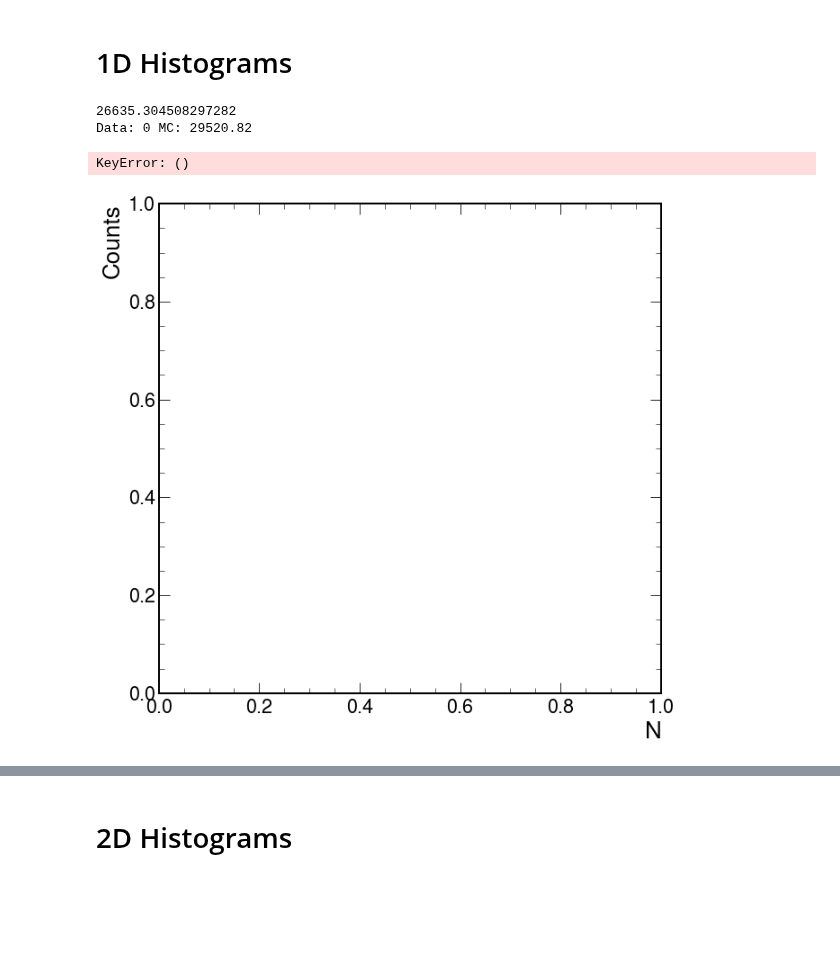
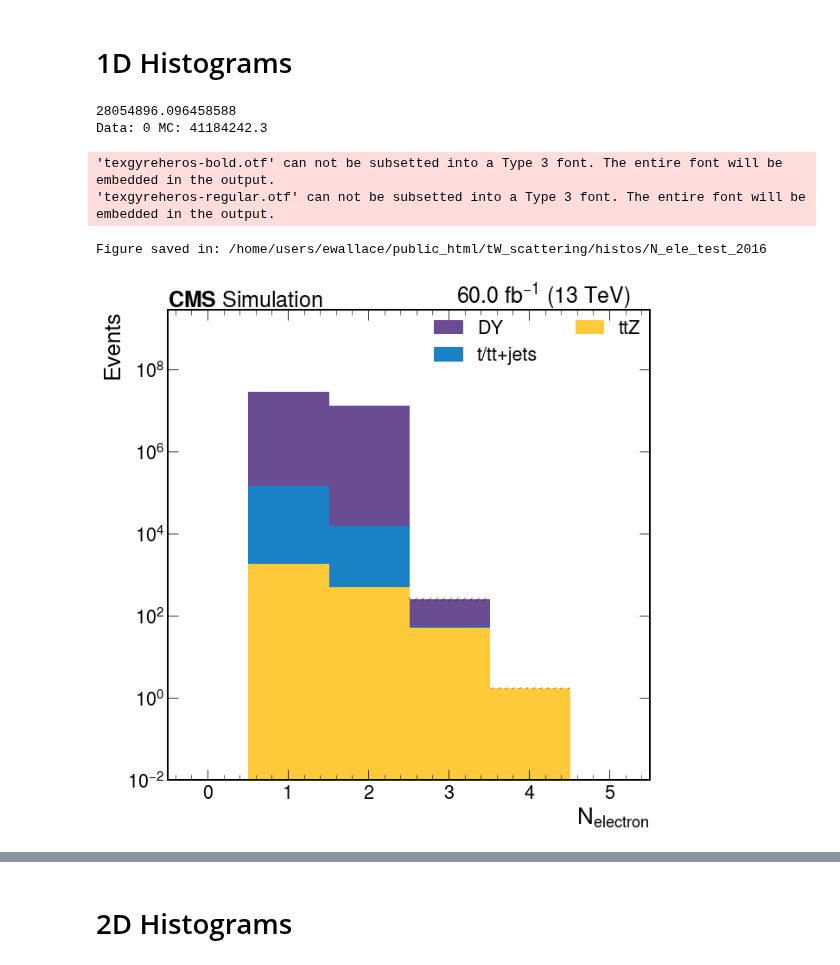
Before and after one commit to JacksonWallace/FCNC, a Jupyter notebook: notebooks/Charge Flip Calculator.ipynb, the cells around one changed output, grey strips where cells are left out. Saved outputs shown, nothing was run; the diff lists cells and outputs as text; code cells hidden in the pictures; blank space fills up the shorter version.

Commit message:
update charge flip checker

```diff
--- a/notebooks/Charge Flip Calculator.ipynb
+++ b/notebooks/Charge Flip Calculator.ipynb
@@ -32,8 +32,8 @@ from Tools.nano_mapping import make_fileset, nano_mapping
 
 from processor.meta_processor import get_sample_meta
 
-overwrite = False
-local = True
+overwrite = True
+local = False
 
 # load the config and the cache
 cfg = loadConfig()
@@ -107,15 +107,15 @@ if cfg == cache.get('cfg') and histograms == cache.get('histograms') and cache.g
 
 else:
     print ("I'm running now")
-    #with performance_report(filename=fname):
-    output = processor.run_uproot_job(
-        fileset,
-        "Events",
-        charge_flip_calc(year=year, variations=[], accumulator=desired_output),
-        exe,
-        exe_args,
-        chunksize=chunksize,
-        )
+    with performance_report(filename=fname):
+        output = processor.run_uproot_job(
+            fileset,
+            "Events",
+            charge_flip_calc(year=year, variations=[], accumulator=desired_output),
+            exe,
+            exe_args,
+            chunksize=chunksize,
+            )
 
     cache['fileset']        = fileset
     cache['cfg']            = cfg
@@ -189,23 +187,25 @@ my_colors = {
 # %%
 # take the N_ele histogram out of the output, apply the x-secs from samples to the samples in fileset
 # then merge the histograms into the categories defined in nano_mapping
 
 
-my_hist = scale_and_merge(output['N_ele'], samples, fileset, nano_mapping)
+my_hist = scale_and_merge(output[0]['N_ele'], samples, fileset, nano_mapping)
 
 # Now make a nice plot of the electron multiplicity.
 # You can have a look at all the "magic" (and hard coded monstrosities) that happens in makePlot
 # in plots/helpers.py
 
 makePlot(my_hist, None, 'multiplicity',
          bins=N_bins_red, log=True, normalize=False, axis_label=r'$N_{electron}$',
          new_colors=my_colors, new_labels=my_labels,
          order=[nano_mapping['TTZ'][0], nano_mapping['top'][0], nano_mapping['DY'][0]],
          save=os.path.expandvars(cfg['meta']['plots'])+'histos/N_ele_test_'+str(year)
         )
 # %% [output]
-26635.304508297282
-Data: 0 MC: 29520.82
+28054896.096458588
+Data: 0 MC: 41184242.3
-KeyError: ()
+'texgyreheros-bold.otf' can not be subsetted into a Type 3 font. The entire font will be embedded in the output.
+'texgyreheros-regular.otf' can not be subsetted into a Type 3 font. The entire font will be embedded in the output.
+Figure saved in: /home/users/ewallace/public_html/tW_scattering/histos/N_ele_test_2016
-[figure, old version]
+[figure, new version]
 # %%
```
Also changed, not shown: parts of 15 cells of this notebook, 4 other files.
